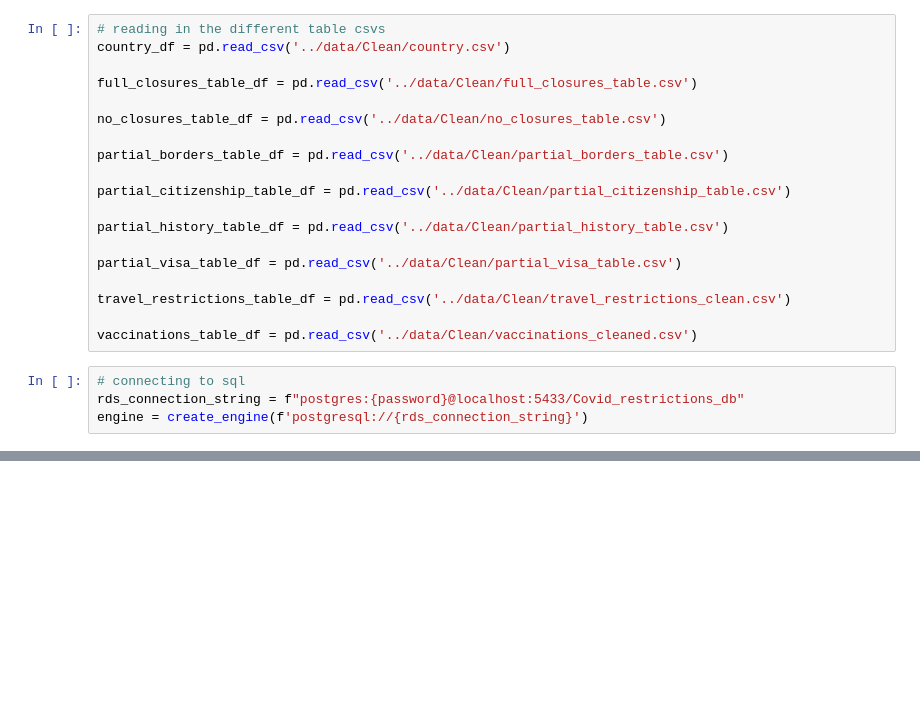
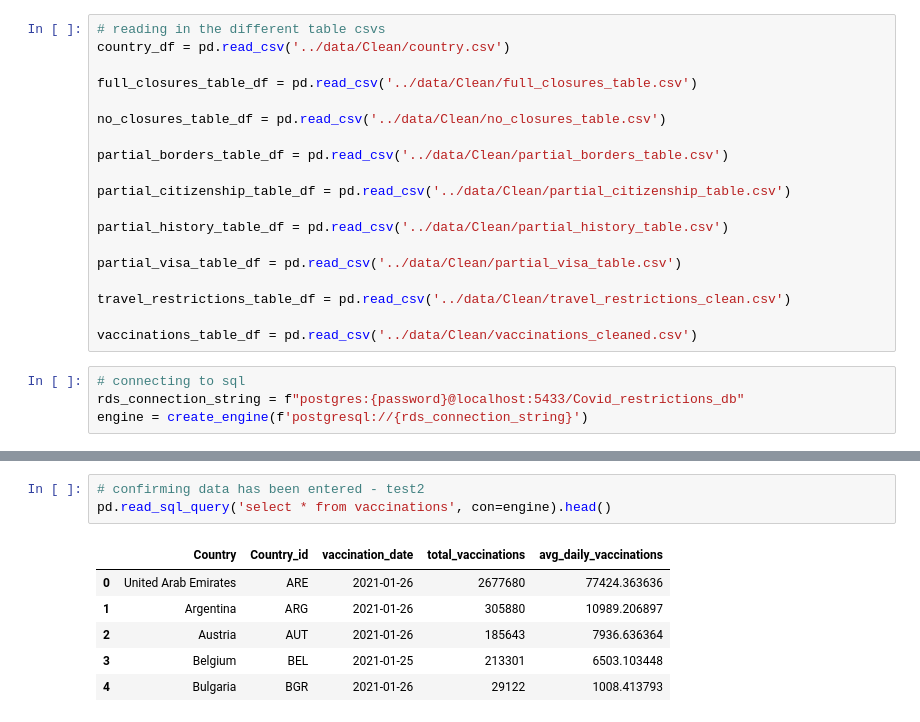
Before and after one commit to sarahDH615/ETL-project, a Jupyter notebook: merging/merging_notebook.ipynb, the cells around one changed output, grey strips where cells are left out. Drawn from its saved outputs; the diff is of its cells as text; blank space fills up the shorter version.

```diff
--- a/merging/merging_notebook.ipynb
+++ b/merging/merging_notebook.ipynb
@@ -61,0 +74,10 @@ DETAIL:  Key ("Country_id")=(AUS) already exists.
+# %%
+# confirming data has been entered - test2
+pd.read_sql_query('select * from vaccinations', con=engine).head()
+# %% [output]
+|  | Country | Country_id | vaccination_date | total_vaccinations | avg_daily_vaccinations |
+| 0 | United Arab Emirates | ARE | 2021-01-26 | 2677680 | 77424.363636 |
+| 1 | Argentina | ARG | 2021-01-26 | 305880 | 10989.206897 |
+| 2 | Austria | AUT | 2021-01-26 | 185643 | 7936.636364 |
+| 3 | Belgium | BEL | 2021-01-25 | 213301 | 6503.103448 |
+| 4 | Bulgaria | BGR | 2021-01-26 | 29122 | 1008.413793 |
```
Also changed, not shown: parts of 5 cells of this notebook, 7 other files.
